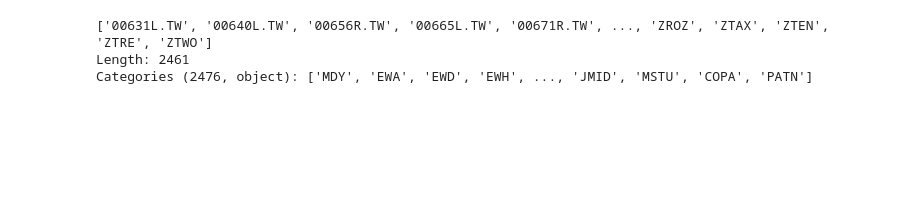
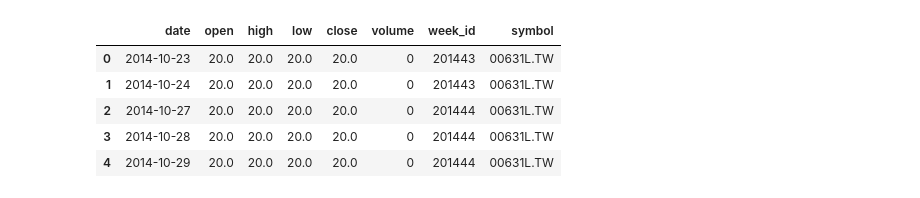
Before and after one commit to AmineEchraibi/signal-research, a Jupyter notebook: research/notebook.ipynb, the cells around one changed output. Cells and saved outputs as stored; diff of their text form; code cells hidden in the pictures; blank space fills up the shorter version.

```diff
--- a/research/notebook.ipynb
+++ b/research/notebook.ipynb
@@ -30,6 +9,27 @@ data.head()
-# %%
-data['symbol'].unique()
-# %% [output]
-['00631L.TW', '00640L.TW', '00656R.TW', '00665L.TW', '00671R.TW', ..., 'ZROZ', 'ZTAX', 'ZTEN', 'ZTRE', 'ZTWO']
-Length: 2461
-Categories (2476, object): ['MDY', 'EWA', 'EWD', 'EWH', ..., 'JMID', 'MSTU', 'COPA', 'PATN']
+# %%
+import json
+# dataframe = ParquetDataFrame(file_path="~/storage/data")
+#
+# filter_dict = {'week_id': ["202441"]}
+# data = dataframe.read(filter_dict=filter_dict)
+# data.head()
+#
+# unique_symbols = list(data['symbol'].unique())
+# len(unique_symbols)
+#
+# with open("../data/symbols.json", "w") as f:
+#     json.dump(unique_symbols, f)
+dataframe = ParquetDataFrame(file_path="~/storage/data")
+with open("../data/symbols.json", "r") as f:
+    unique_symbols = json.load(f)
+# %%
+symbol_ = unique_symbols[0]
+data = dataframe.read(filter_dict={'symbol':[symbol_]})
+data.head()
+# %% [output]
+|  | date | open | high | low | close | volume | week_id | symbol |
+| 0 | 2014-10-23 | 20.0 | 20.0 | 20.0 | 20.0 | 0 | 201443 | 00631L.TW |
+| 1 | 2014-10-24 | 20.0 | 20.0 | 20.0 | 20.0 | 0 | 201443 | 00631L.TW |
+| 2 | 2014-10-27 | 20.0 | 20.0 | 20.0 | 20.0 | 0 | 201444 | 00631L.TW |
+| 3 | 2014-10-28 | 20.0 | 20.0 | 20.0 | 20.0 | 0 | 201444 | 00631L.TW |
+| 4 | 2014-10-29 | 20.0 | 20.0 | 20.0 | 20.0 | 0 | 201444 | 00631L.TW |
```
Also changed, not shown: parts of 8 cells of this notebook, 10 other files.
